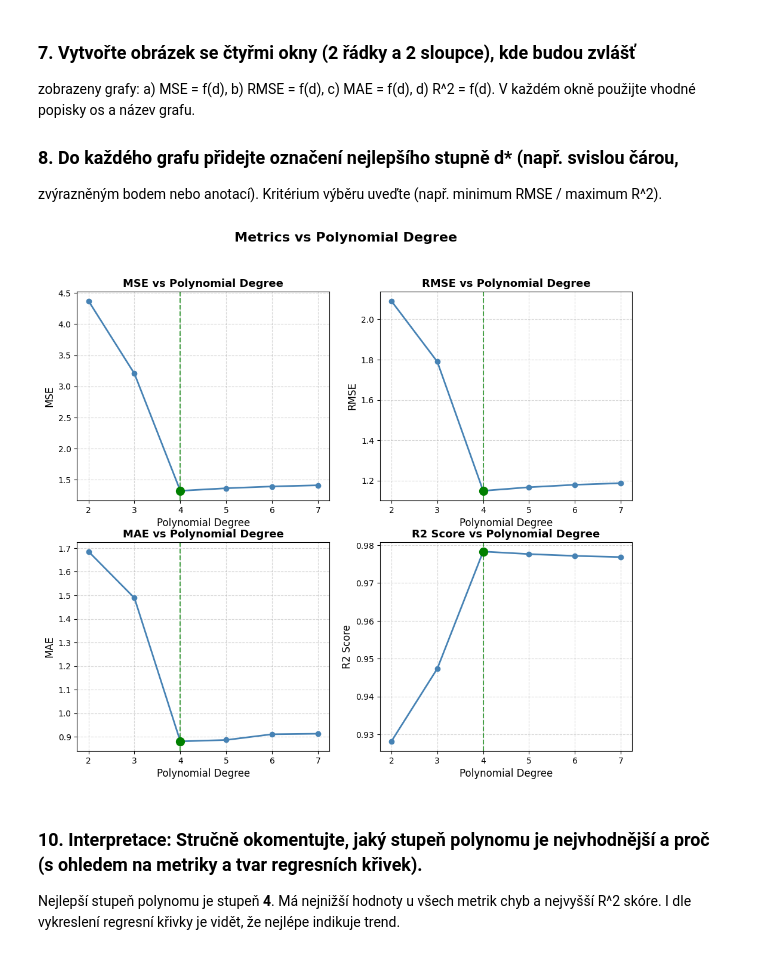
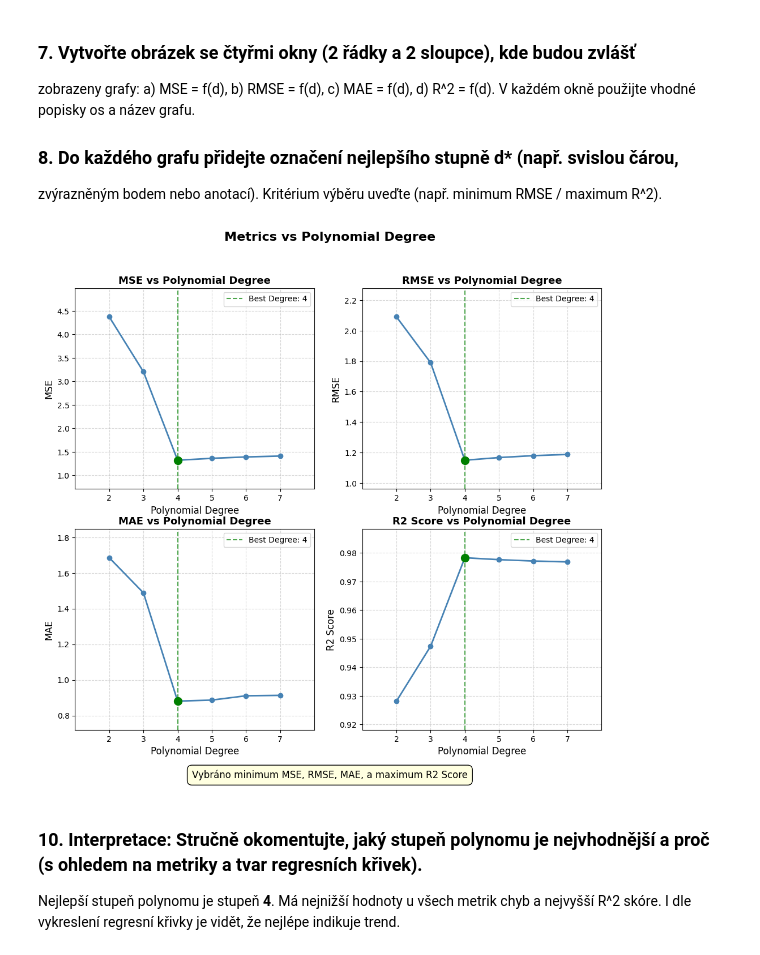
Before and after one commit to melancholy-txt/ujep, a Jupyter notebook: PSM/b1/visnak-regression.ipynb, the cells around one changed output. Drawn from its saved outputs; the diff is of its cells as text; code cells hidden in the pictures.

```diff
--- a/PSM/b1/visnak-regression.ipynb
+++ b/PSM/b1/visnak-regression.ipynb
@@ -187,34 +188,50 @@ fig, axes = plt.subplots(2, 2, figsize=(12, 10))
 fig.suptitle("Metrics vs Polynomial Degree", fontsize=16, fontweight='bold')
 
 metrics = ["MSE", "RMSE", "MAE", "R2 Score"]
+
+# Add more margins for the axes
+for ax in axes.flatten():
+    ax.margins(x=0.2, y=0.2)
 for ax, metric in zip(axes.flatten(), metrics):
     ax.plot(poly_results["Degree"], poly_results[metric], marker='o', linewidth=2, color='steelblue')
 
     # Identify best degree
     if metric == "R2 Score":
         best_row = poly_results.loc[poly_results[metric].idxmax()]
     else:
         best_row = poly_results.loc[poly_results[metric].idxmin()]
 
     best_color = "green"
     d_best = best_row["Degree"]
     val_best = best_row[metric]
 
     # Mark the best degree
     ax.axvline(d_best, color=best_color, linestyle='--', alpha=0.7, label=f"Best Degree: {int(d_best)}")
     ax.scatter([d_best], [val_best], color=best_color, s=100, zorder=5)
 
     ax.set_xlabel("Polynomial Degree", fontsize=12)
     ax.set_ylabel(metric, fontsize=12)
     ax.set_title(f"{metric} vs Polynomial Degree", fontsize=13, fontweight='bold')
     ax.set_xticks(degrees)
     ax.grid(True, linestyle='--', alpha=0.5)
+    ax.legend()
+
+plt.subplots_adjust(bottom=0.1)
+fig.text(
+    0.5,
+    0.02,
+    "Vybráno minimum MSE, RMSE, MAE, a maximum R2 Score",
+    ha="center",
+    va="center",
+    fontsize=12,
+    bbox=dict(facecolor="lightyellow", edgecolor="black", boxstyle="round,pad=0.5")
+)
 
 # plt.tight_layout()
 plt.savefig("metrics_vs_degree.png", dpi=150)
 plt.show()
 # %% [output]
-[figure, old version]
+[figure, new version]
 # %% [markdown]
 ### 10. Interpretace: Stručně okomentujte, jaký stupeň polynomu je nejvhodnější a proč (s ohledem na metriky a tvar regresních křivek).
 
```
Also changed, not shown: parts of 8 cells of this notebook, 2 other files.
